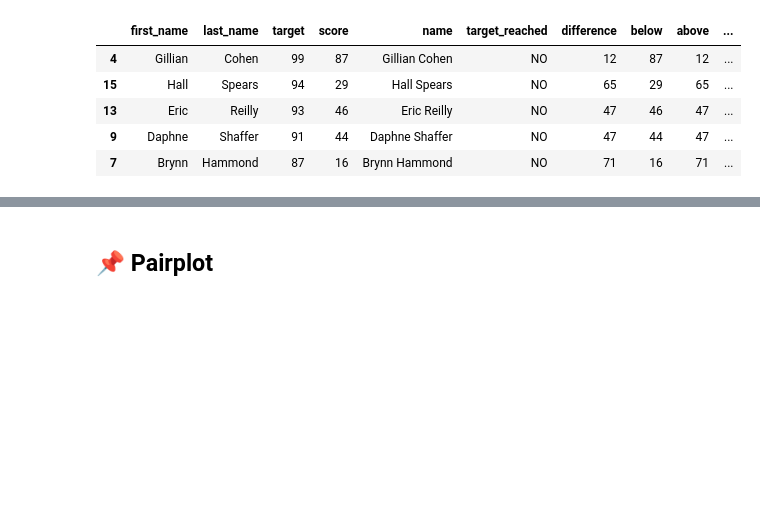
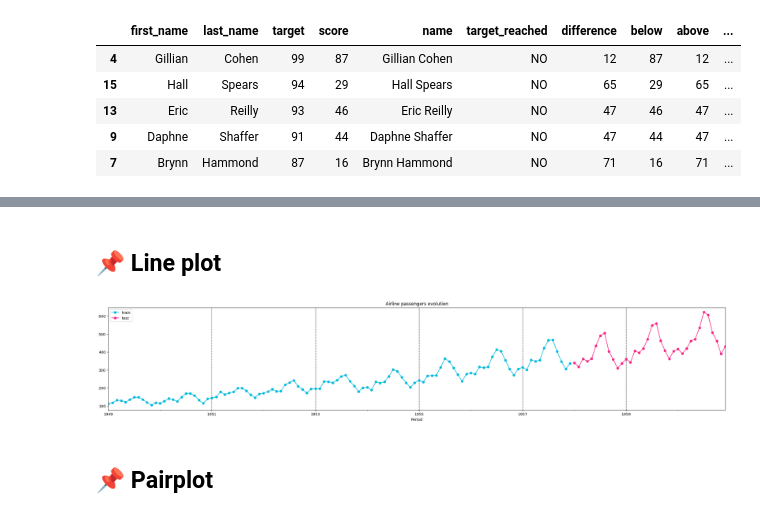
Before and after one commit to ranjith-rjh/ranjith-rjh.github.io, a Jupyter notebook: assets/documents/Work-Dataviz-Python.ipynb, the cells around one changed output, grey strips where cells are left out. Drawn from its saved outputs; the diff is of its cells as text; code cells hidden in the pictures; blank space fills up the shorter version.

Commit message:
Update Python Dataviz with airline

```diff
--- a/assets/documents/Work-Dataviz-Python.ipynb
+++ b/assets/documents/Work-Dataviz-Python.ipynb
@@ -176,3 +176,29 @@ plt.show()
+# %% [markdown]
+## 📌 Line plot
+# %%
+df_airline = pd.DataFrame(load_airline())
+years = df_airline.index.year.unique()
+
+train_size = 0.8
+test_year = years[int(years.size * train_size)]
+
+train = df_airline[df_airline.index < test_year.astype('str')]
+test = df_airline[df_airline.index >= test_year.astype('str')]
+
+fig, ax = plt.subplots(figsize=(30, 5))
+
+train.plot(ax = ax, color='#00BBDD', marker='o', label='train')
+test.plot(ax=ax, color='#f72585', marker='o', label='test')
+
+ax.legend(['train', 'test'])
+ax.grid(axis='x', color = '#000000', ls='--')
+ax.set_axisbelow(True)
+
+
+plt.title('Airline passengers evolution')
+plt.show()
+# %% [output]
+[figure, added]
 # %% [markdown]
 ## 📌 Pairplot
 # %%
```
Also changed, not shown: parts of 2 cells of this notebook.
